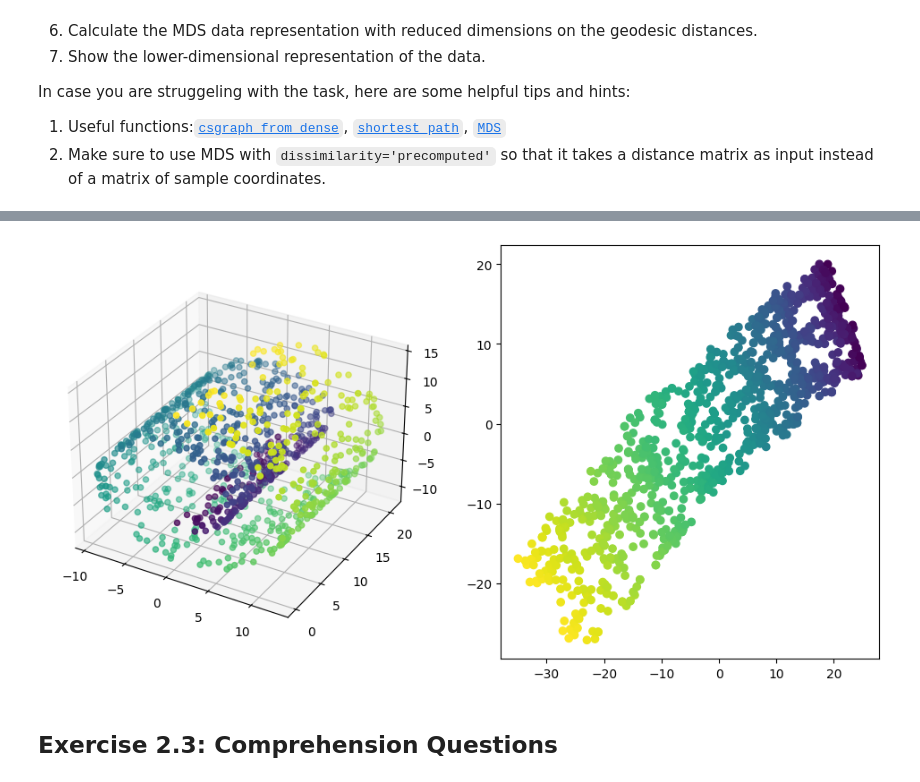
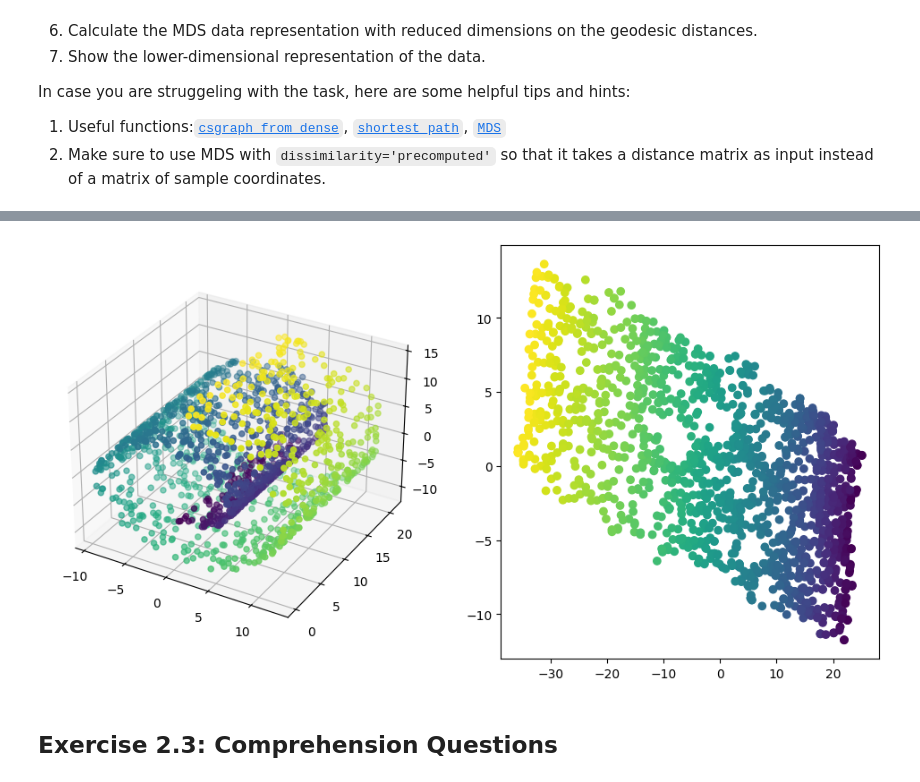
Before and after one commit to RHoock/Maschinelles-Lernen, a Jupyter notebook: exercise_2.ipynb, the cells around one changed output, grey strips where cells are left out. Drawn from its saved outputs; the diff is of its cells as text; code cells hidden in the pictures.

```diff
--- a/exercise_2.ipynb
+++ b/exercise_2.ipynb
@@ -131,13 +200,13 @@ from sklearn.datasets import make_swiss_roll
 ## Define variables
 
 # TODO n_samples : number of random samples (observations)
-n_samples = 1000
+n_samples = 1500
 
 # n_dims : number of dimensions of the embedding
 n_dims = 2
 
 # TODO n_neighbors : number of nearest neighbors (k)
-n_neighbors = 10
+n_neighbors = 15
 
 
 ## Compute and visualize the embedding using Isomap
@@ -154,42 +223,41 @@ distances = squareform(distances)
 # TODO find the nearest neighbor-indices (argsort)
 permutation = np.argsort(distances) # sort along one dim and get indices for permutation
 
-
 # TODO create the local distance matrix (only to the nearest neighbors)
 # All other values must be zero
 distances_local = np.array([[0]*n_samples]*n_samples)# initialize
 for i in range(n_samples):
    # TODO: write the K-NNs (of the i-th row) distances to the position of K-NNs
    indices = [list(permutation[i,:n_neighbors])]
-   distances_local[i,indices] =  distances[i,indices]
+   distances_local[i,indices] = distances[i,indices]
 
 # enforce distances_local to be symmetric
 distances_local_transposed = distances_local.T
 # get all entries that should be !=0 but are not in the current dist mat
 mask = (distances_local == 0) & (distances_local_transposed != 0);
 distances_local[mask] = distances_local_transposed[mask]
 
 # TODO compute shortest paths
 # output: [D(i,j)], where D(i,j) = distance from node 'i' to node 'j'
 distances_geodesic = shortest_path(csgraph_from_dense(distances_local))
 assert not np.any(np.isinf(distances_geodesic)), 'Error: manifold is fragmented into multiple disconnected regions.'
 
 # TODO classical multidimensional scaling (MDS)
-embedding = MDS(n_components=n_dims, dissimilarity='precomputed', n_jobs=-1)
+embedding = MDS(n_components=n_dims, dissimilarity='precomputed', n_jobs = -1)
 data_isomap = embedding.fit_transform(distances_geodesic)
 
 # TODO visualize both the original data and its embedding (add_subplot, scatter)
 from mpl_toolkits.mplot3d import Axes3D
 fig = plt.figure(figsize = (12,6))
 ax = fig.add_subplot(121, projection='3d')
-ax.scatter(xs=data[:, 0], ys=data[:, 1], zs=data[:, 2], c=color) # 3d plot here
+ax.scatter(xs=data[:,0], ys=data[:,1], zs=data[:,2], c= color)# 3d plot here
 
 ax = fig.add_subplot(122)
-ax.scatter(x=data_isomap[:,0], y=data_isomap[:,1], c=color) # 2d plot here
+ax.scatter(x=data_isomap[:,0], y=data_isomap[:,1], c= color) # 2d plot here
 
 plt.show()
 # %% [output]
-[figure, old version]
+[figure, new version]
 # %% [markdown]
 ## Exercise 2.3: Comprehension Questions
 # %% [markdown]
```
Also changed, not shown: parts of 20 cells of this notebook.
